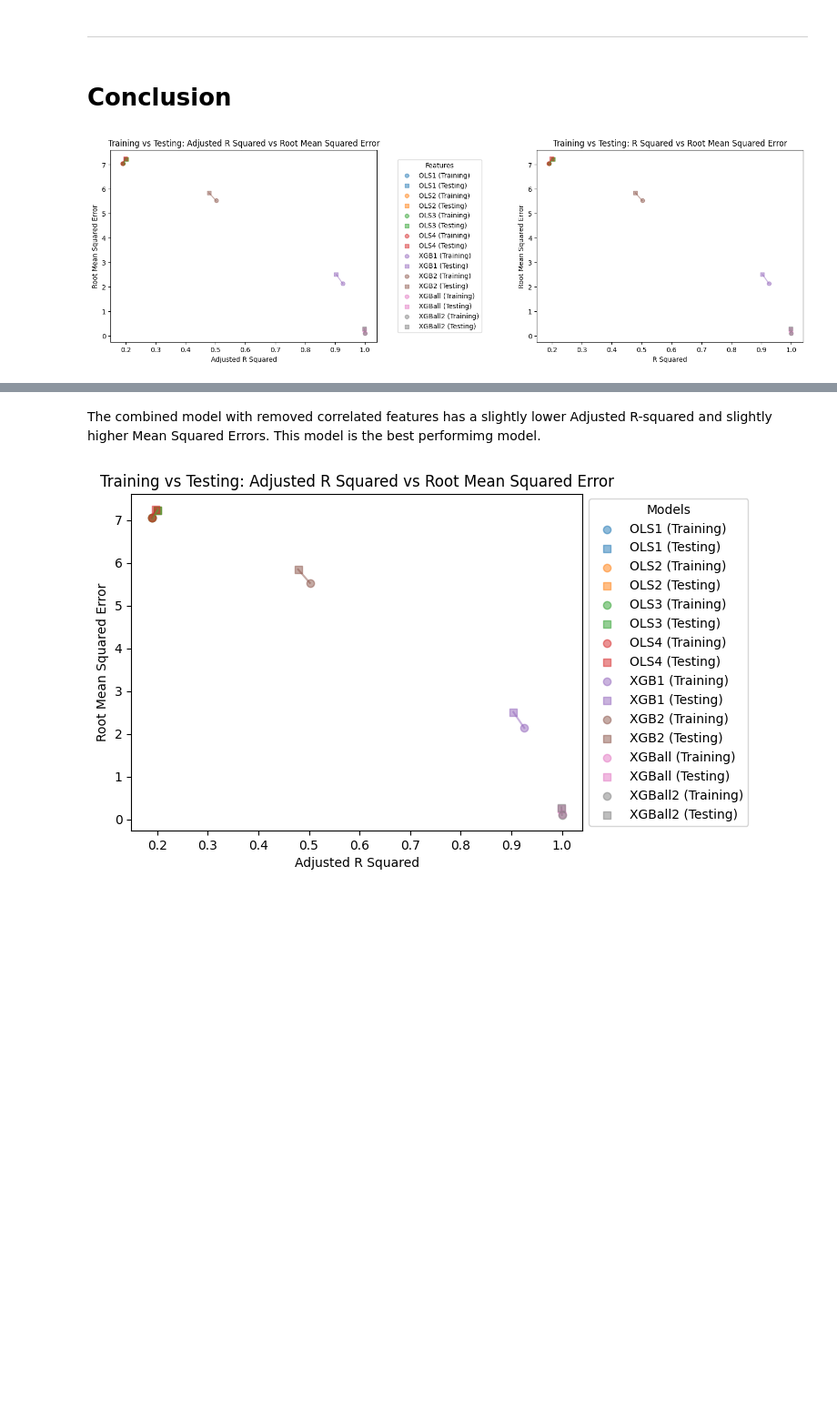
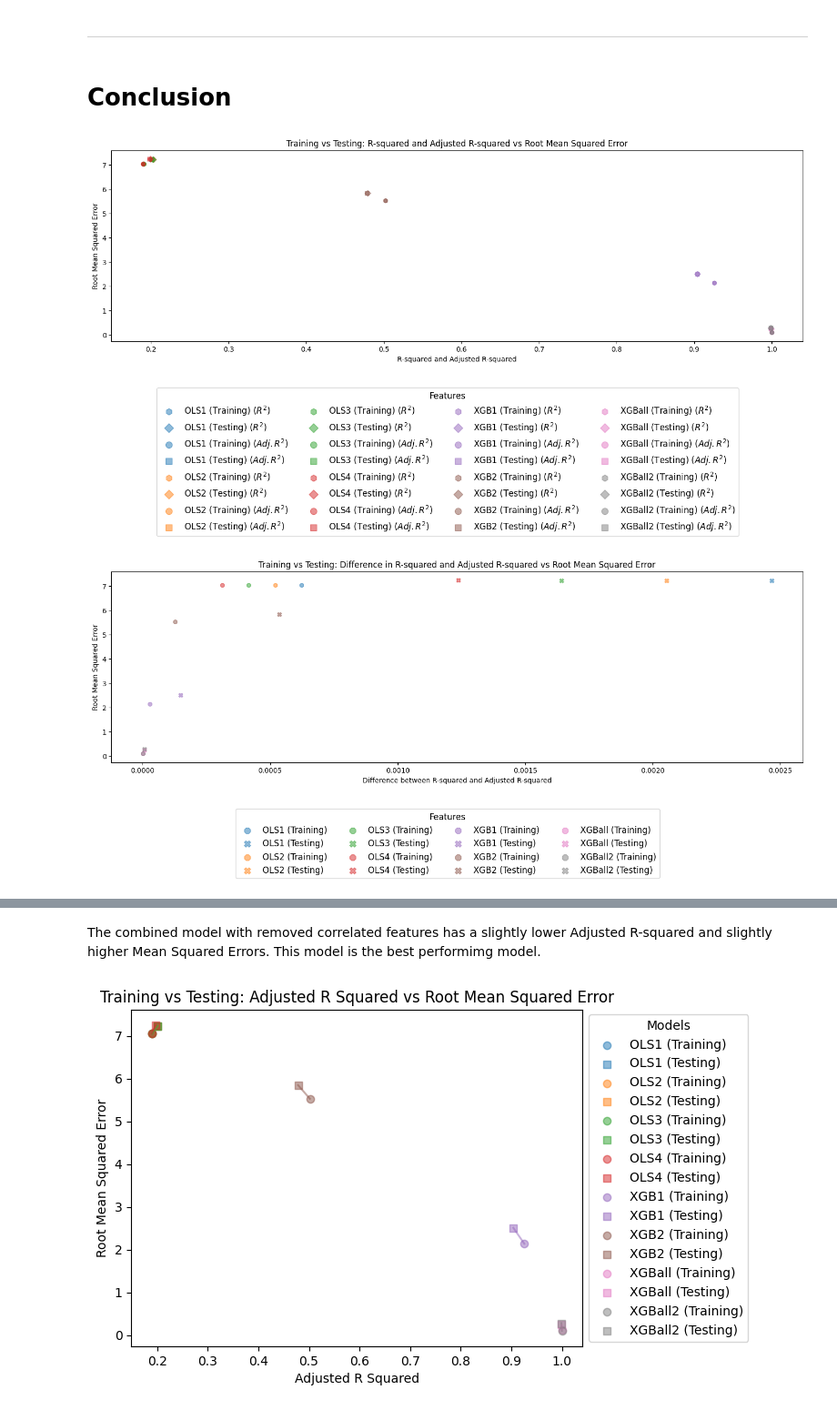
Before and after one commit to kdhahmo/Statistical-Modelling-Project, a Jupyter notebook: Revised-Approach/notebooks/model_building.ipynb, the cells around one changed output, grey strips where cells are left out. Shown at 91% size. Saved outputs shown, nothing was run; the diff lists cells and outputs as text; code cells hidden in the pictures; blank space fills up the shorter version.

```diff
--- a/Revised-Approach/notebooks/model_building.ipynb
+++ b/Revised-Approach/notebooks/model_building.ipynb
@@ -2700,7 +2700,7 @@ ResultsStore.GetResults()
   'testModelRMSE': 7.2464911551038576}]
 # %%
 # comparing error amounts across models
-def GraphCalcs(CalcsList, ComparisonCol, ComparisonLegendFigSizeY, DifferenceCol, DifferenceLegendFigSizeY, AnnotateOLS=True, CompTitle='large', CompText='large', DiffTitle='large', DiffText='large', CompColourAdjust=0, DiffColourAdjust=0):
+def GraphCalcs(CalcsList, ComparisonCol, ComparisonLegendFigSizeY, DifferenceCol, DifferenceLegendFigSizeY, AnnotateOLS=True, CompTitle='large', CompText='large', DiffTitle='large', DiffText='large', ColourAdjust=0):
     '''
     Takes the list of model calculations and graphs them in comparison to each other.
 
@@ -2715,9 +2715,7 @@ def GraphCalcs(CalcsList, ComparisonCol, ComparisonLegendFigSizeY, DifferenceCol
         CompText (str or float): size of legend text for the graph comparing R-squared and Adjusted R-squared. use values accepted by fontsize.
         DiffTitle (str or float): size of legend title for the graph comparing the difference between R-squared and Adjusted R-squared. use values accepted by title_fontsize.
         DiffText (str or float): size of legend text for the graph comparing the difference between R-squared and Adjusted R-squared. use values accepted by fontsize.
-        CompColourAdjust (int): the amount of places to adjust the colour mapping for the comparison of R-squared and Adjusted R-squared.
-        DiffColourAdjust (int): the amount of places to adjust the colour mapping for the comparison of the difference between R-squared and Adjusted R-squared.
-
+        ColourAdjust (int): the amount of places to adjust the colour mapping for both graphs.
 
     Returns:
         2 graphs in separate figures with the Root Mean Squared Error of the model on the y axis. The graphs display both training and testing calculations. The graphs each have a legend in a separate figure directly below.
@@ -2732,8 +2730,7 @@ def GraphCalcs(CalcsList, ComparisonCol, ComparisonLegendFigSizeY, DifferenceCol
     CalcsDF = pd.DataFrame(CalcsList)
 
     # setting up colours for graph
-    # if CompColourAdjust or DiffColourAdjust have value over 0, make sure the larger number gets added to the colour range
-    graphColours = plt.cm.tab10(np.arange(len(CalcsList) + max(CompColourAdjust, DiffColourAdjust)))
+    graphColours = plt.cm.tab10(np.arange(len(CalcsList) + ColourAdjust))
 
 
 
@@ -2747,7 +2744,7 @@ def GraphCalcs(CalcsList, ComparisonCol, ComparisonLegendFigSizeY, DifferenceCol
     for i, model in enumerate(CalcsList):
 
         # setting up specific colours and labels
-        graphColour = graphColours[i+CompColourAdjust]
+        graphColour = graphColours[i+ColourAdjust]
         modelLabel = model.get('model', f'Model {i+1}')
 
 
@@ -2879,7 +2876,7 @@ def GraphCalcs(CalcsList, ComparisonCol, ComparisonLegendFigSizeY, DifferenceCol
     for i, model in enumerate(CalcsList):
 
         # setting up specific colours and labels
-        graphColour = graphColours[i+DiffColourAdjust]
+        graphColour = graphColours[i+ColourAdjust]
         modelLabel = model.get('model', f'Model {i+1}')
 
 
@@ -4035,6 +4032,9 @@ ResultsStore.AddResults('XGBall2', XGBallR2train2, XGBallAdjR2train2, XGBallMSEt
 # Conclusion
 # %%
 # visually comparing the Ordinary Least Square Regression and eXtreme Gradient Boosting models' error amounts with the Adjusted R-squared
-RMSEdifference3, ADJR2difference3 = GraphCalcs(ResultsStore.GetResults())
+GraphCalcs(ResultsStore.GetResults(), 4, 3, 4, 1.5, False)
 # %% [output]
-[figure, old version]
+[figure, new version]
+[figure, added]
+[figure, added]
+[figure, added]
```
Also changed, not shown: parts of 3 cells of this notebook.
